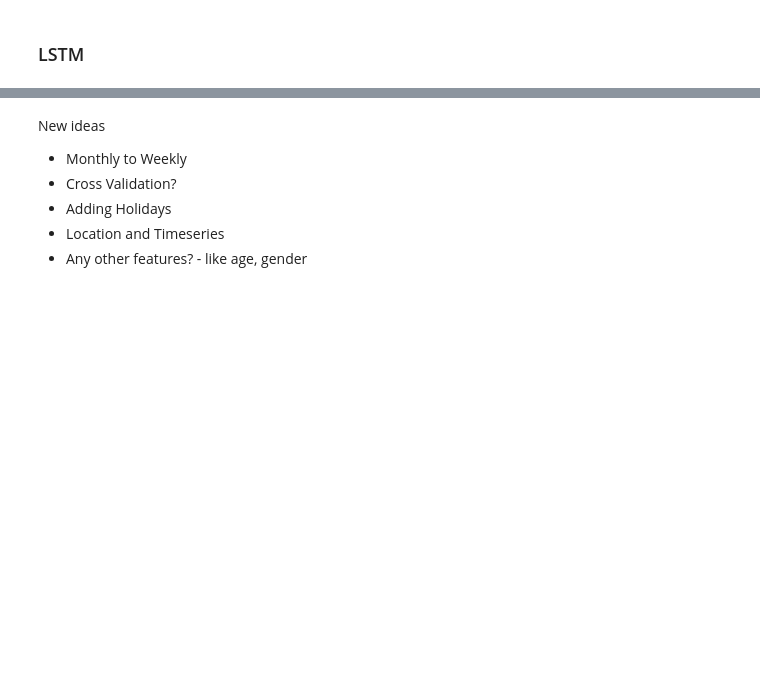
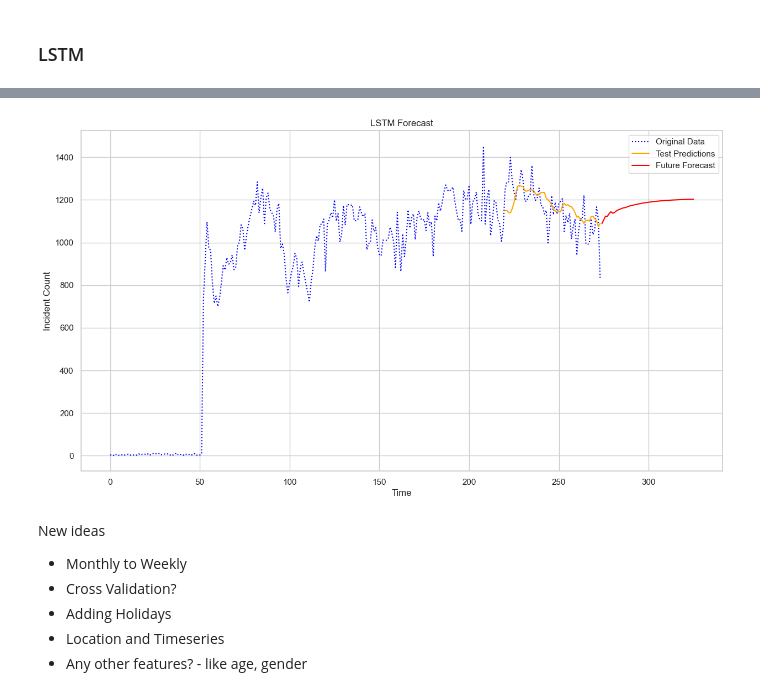
Before and after one commit to bharath03-a/Gun-Violence-Incidents, a Jupyter notebook: notebooks/06_time_series_analysis.ipynb, the cells around one changed output, grey strips where cells are left out. Drawn from its saved outputs; the diff is of its cells as text; code cells hidden in the pictures; blank space fills up the shorter version.

Commit message:
lstm

```diff
--- a/notebooks/06_time_series_analysis.ipynb
+++ b/notebooks/06_time_series_analysis.ipynb
@@ -1027,0 +1076,2 @@ R-squared (R²): 0.7474145334717096
+# %%
+history = w_model_lstm.fit(w_x_train, w_y_train, epochs=50, batch_size=32, verbose=1, validation_data=(w_x_test, w_y_test))
@@ -1027,0 +1096,4 @@ R-squared (R²): 0.7474145334717096
+# %%
+w_predicted_lstm = w_model_lstm.predict(w_x_test)
+w_predicted_lstm = w_scaler.inverse_transform(w_predicted_lstm)
+w_y_test_actual = w_scaler.inverse_transform(w_y_test.reshape(-1, 1))
@@ -1027,0 +1113,9 @@ R-squared (R²): 0.7474145334717096
+# %%
+w_future_steps = 52
+w_future_predictions = []
+w_last_sequence = w_x_test[-1]
+
+for _ in range(w_future_steps):
+    w_next_pred = w_model_lstm.predict(w_last_sequence.reshape(1, w_time_step, 1))[0]
+    w_future_predictions.append(w_next_pred)
+    w_last_sequence = np.append(w_last_sequence[1:], w_next_pred).reshape(w_time_step, 1)
@@ -1028,3 +1140,26 @@ R-squared (R²): 0.7474145334717096
+# %%
+w_future_predictions = w_scaler.inverse_transform(np.array(w_future_predictions))
+w_all_predictions = np.concatenate((w_data[:w_train_size], w_predicted_lstm, w_future_predictions), axis=0)
+# %%
+plt.figure(figsize=(15, 8))
+w_original_data = w_scaler.inverse_transform(w_data_scaled)
+plt.plot(range(len(w_original_data)), w_original_data, label='Original Data', linestyle='dotted', color='blue')
+
+w_test_start = w_train_size + w_time_step
+w_test_end = w_test_start + len(w_predicted_lstm)
+plt.plot(range(w_test_start, w_test_end), w_predicted_lstm, label='Test Predictions', color='orange')
+
+w_future_start = len(w_data)
+w_future_end = w_future_start + w_future_steps
+plt.plot(range(w_future_start, w_future_end), w_future_predictions, label='Future Forecast', color='red')
+
+plt.legend()
+plt.title('LSTM Forecast')
+plt.xlabel('Time')
+plt.ylabel('Incident Count')
+plt.show()
+# %% [output]
+[figure, added]
 # %% [markdown]
 New ideas
 
```
Also changed, not shown: parts of 23 cells of this notebook.
